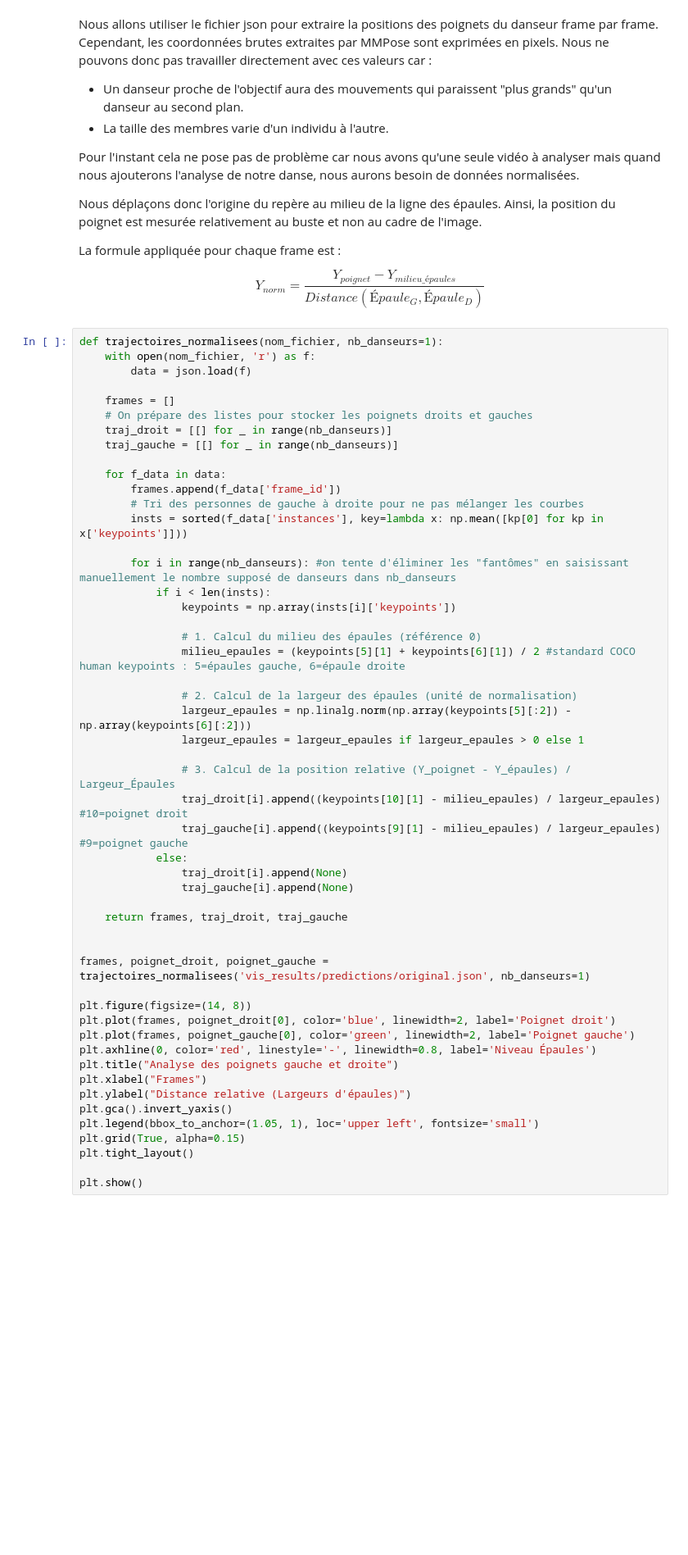
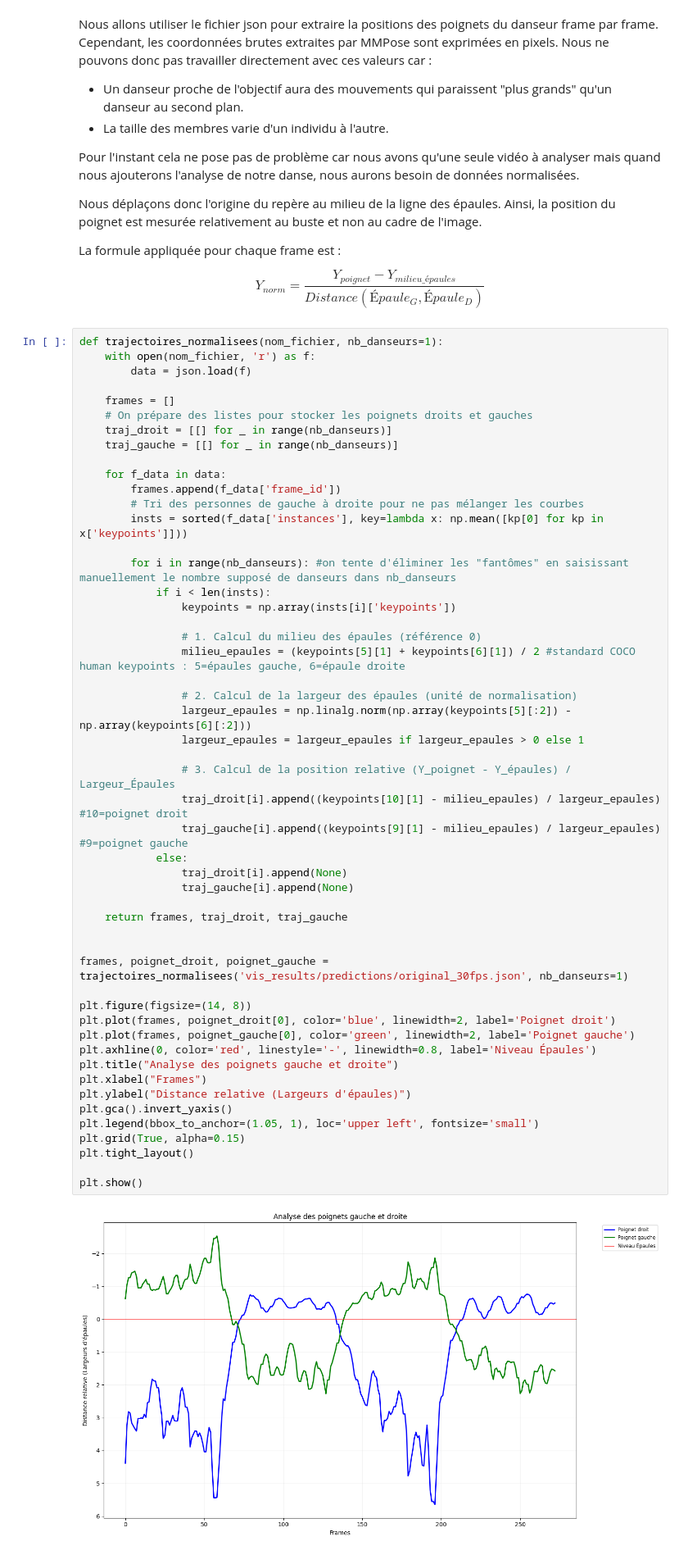
Before and after one commit to Sylvieho/cros-ho-lory-sallet, a Jupyter notebook: CROS_LORY_HO_SALLET_MMPOSE.ipynb, the cells around one changed output. Shown at 82% size. Saved outputs shown, nothing was run; the diff lists cells and outputs as text; blank space fills up the shorter version.

```diff
--- a/CROS_LORY_HO_SALLET_MMPOSE.ipynb
+++ b/CROS_LORY_HO_SALLET_MMPOSE.ipynb
@@ -216,33 +154,35 @@ def trajectoires_normalisees(nom_fichier, nb_danseurs=1):
                 milieu_epaules = (keypoints[5][1] + keypoints[6][1]) / 2 #standard COCO human keypoints : 5=épaules gauche, 6=épaule droite
 
                 # 2. Calcul de la largeur des épaules (unité de normalisation)
                 largeur_epaules = np.linalg.norm(np.array(keypoints[5][:2]) - np.array(keypoints[6][:2]))
                 largeur_epaules = largeur_epaules if largeur_epaules > 0 else 1
 
                 # 3. Calcul de la position relative (Y_poignet - Y_épaules) / Largeur_Épaules
                 traj_droit[i].append((keypoints[10][1] - milieu_epaules) / largeur_epaules) #10=poignet droit
                 traj_gauche[i].append((keypoints[9][1] - milieu_epaules) / largeur_epaules) #9=poignet gauche
             else:
                 traj_droit[i].append(None)
                 traj_gauche[i].append(None)
 
     return frames, traj_droit, traj_gauche
 
 
-frames, poignet_droit, poignet_gauche = trajectoires_normalisees('vis_results/predictions/original.json', nb_danseurs=1)
+frames, poignet_droit, poignet_gauche = trajectoires_normalisees('vis_results/predictions/original_30fps.json', nb_danseurs=1)
 
 plt.figure(figsize=(14, 8))
 plt.plot(frames, poignet_droit[0], color='blue', linewidth=2, label='Poignet droit')
 plt.plot(frames, poignet_gauche[0], color='green', linewidth=2, label='Poignet gauche')
 plt.axhline(0, color='red', linestyle='-', linewidth=0.8, label='Niveau Épaules')
 plt.title("Analyse des poignets gauche et droite")
 plt.xlabel("Frames")
 plt.ylabel("Distance relative (Largeurs d'épaules)")
 plt.gca().invert_yaxis()
 plt.legend(bbox_to_anchor=(1.05, 1), loc='upper left', fontsize='small')
 plt.grid(True, alpha=0.15)
 plt.tight_layout()
 
 plt.show()
+# %% [output]
+[figure, added]
 # %% [markdown]
 On remarque bien ici le mouvement des poignets par rapport aux épaules, c'est un mouvement répétitif et symétrique par rapport aux épaules ce qui va faciliter la prédiction. La ligne d'épaule ne bouge pas puisque c'est l'origine du repère.On observe ici uniquement le mouvement des poignets par rapport aux épaules et non par rapport à la caméra.
```
Also changed, not shown: parts of 15 cells of this notebook, 1 other file.
